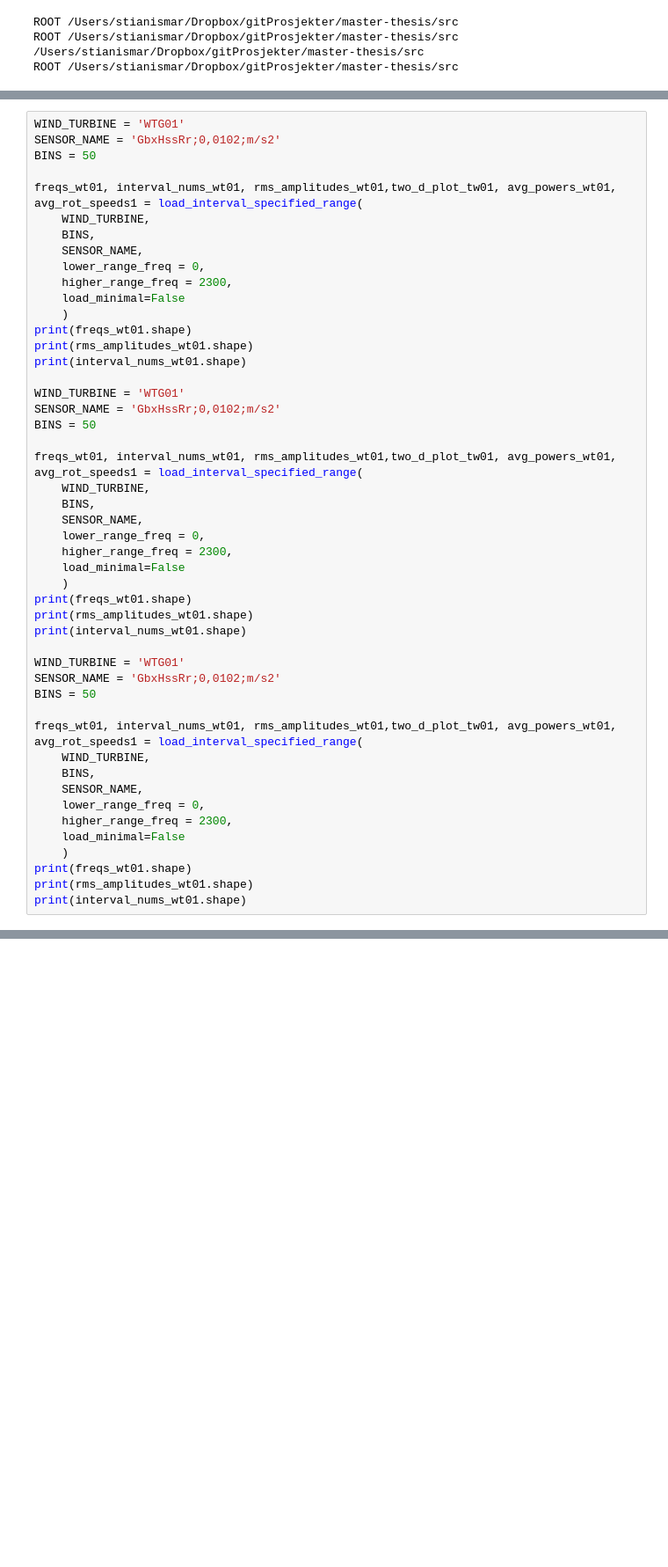
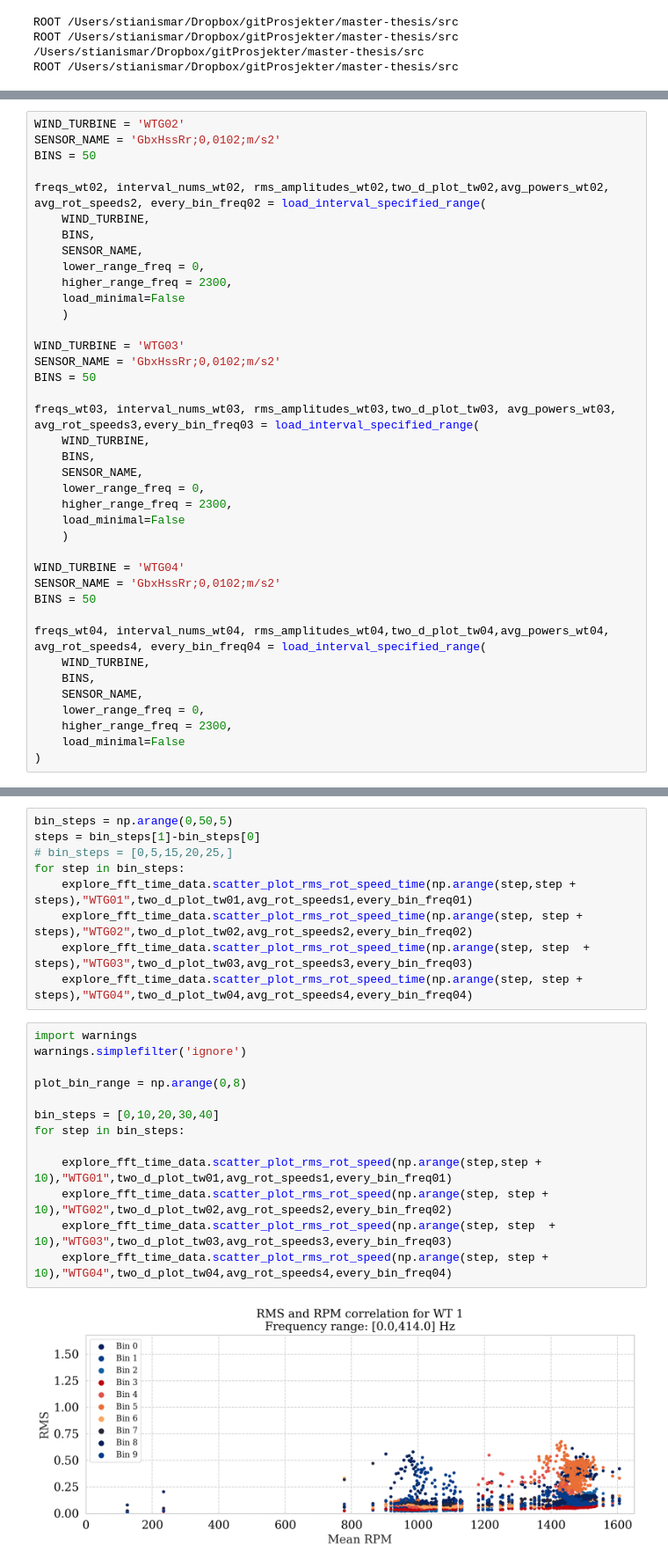
Before and after one commit to StianIsmar/master-thesis, a Jupyter notebook: src/exploring_time_frequency/RMS_bins_gearbox_0_2200_hz_w01.ipynb, the cells around one changed output, grey strips where cells are left out. Shown at 88% size. Saved outputs shown, nothing was run; the diff lists cells and outputs as text; blank space fills up the shorter version.

Commit message:
Working on plotting only 2000 hz

```diff
--- a/src/exploring_time_frequency/RMS_bins_gearbox_0_2200_hz_w01.ipynb
+++ b/src/exploring_time_frequency/RMS_bins_gearbox_0_2200_hz_w01.ipynb
@@ -121,9 +137,9 @@ def load_interval_specified_range(wt_name, BINS,SENSOR_NAME,lower_range_freq,hig
 # %%
-WIND_TURBINE = 'WTG01'
+WIND_TURBINE = 'WTG02'
 SENSOR_NAME = 'GbxHssRr;0,0102;m/s2'
 BINS = 50
 
-freqs_wt01, interval_nums_wt01, rms_amplitudes_wt01,two_d_plot_tw01, avg_powers_wt01, avg_rot_speeds1 = load_interval_specified_range(
+freqs_wt02, interval_nums_wt02, rms_amplitudes_wt02,two_d_plot_tw02,avg_powers_wt02, avg_rot_speeds2, every_bin_freq02 = load_interval_specified_range(
     WIND_TURBINE,
     BINS,
     SENSOR_NAME,
@@ -131,15 +147,12 @@ freqs_wt01, interval_nums_wt01, rms_amplitudes_wt01,two_d_plot_tw01, avg_powers_
     higher_range_freq = 2300,
     load_minimal=False
     )
-print(freqs_wt01.shape)
-print(rms_amplitudes_wt01.shape)
-print(interval_nums_wt01.shape)
 
-WIND_TURBINE = 'WTG01'
+WIND_TURBINE = 'WTG03'
 SENSOR_NAME = 'GbxHssRr;0,0102;m/s2'
 BINS = 50
 
-freqs_wt01, interval_nums_wt01, rms_amplitudes_wt01,two_d_plot_tw01, avg_powers_wt01, avg_rot_speeds1 = load_interval_specified_range(
+freqs_wt03, interval_nums_wt03, rms_amplitudes_wt03,two_d_plot_tw03, avg_powers_wt03, avg_rot_speeds3,every_bin_freq03 = load_interval_specified_range(
     WIND_TURBINE,
     BINS,
     SENSOR_NAME,
@@ -147,23 +160,17 @@ freqs_wt01, interval_nums_wt01, rms_amplitudes_wt01,two_d_plot_tw01, avg_powers_
     higher_range_freq = 2300,
     load_minimal=False
     )
-print(freqs_wt01.shape)
-print(rms_amplitudes_wt01.shape)
-print(interval_nums_wt01.shape)
 
-WIND_TURBINE = 'WTG01'
+WIND_TURBINE = 'WTG04'
 SENSOR_NAME = 'GbxHssRr;0,0102;m/s2'
 BINS = 50
 
-freqs_wt01, interval_nums_wt01, rms_amplitudes_wt01,two_d_plot_tw01, avg_powers_wt01, avg_rot_speeds1 = load_interval_specified_range(
+freqs_wt04, interval_nums_wt04, rms_amplitudes_wt04,two_d_plot_tw04,avg_powers_wt04, avg_rot_speeds4, every_bin_freq04 = load_interval_specified_range(
     WIND_TURBINE,
     BINS,
     SENSOR_NAME,
     lower_range_freq = 0,
     higher_range_freq = 2300,
     load_minimal=False
-    )
-print(freqs_wt01.shape)
-print(rms_amplitudes_wt01.shape)
-print(interval_nums_wt01.shape)
+)
 # %% [output]
@@ -239,0 +259,24 @@ len(z):  411
+# %%
+bin_steps = np.arange(0,50,5)
+steps = bin_steps[1]-bin_steps[0]
+# bin_steps = [0,5,15,20,25,]
+for step in bin_steps:
+    explore_fft_time_data.scatter_plot_rms_rot_speed_time(np.arange(step,step + steps),"WTG01",two_d_plot_tw01,avg_rot_speeds1,every_bin_freq01)
+    explore_fft_time_data.scatter_plot_rms_rot_speed_time(np.arange(step, step + steps),"WTG02",two_d_plot_tw02,avg_rot_speeds2,every_bin_freq02)
+    explore_fft_time_data.scatter_plot_rms_rot_speed_time(np.arange(step, step  + steps),"WTG03",two_d_plot_tw03,avg_rot_speeds3,every_bin_freq03)
+    explore_fft_time_data.scatter_plot_rms_rot_speed_time(np.arange(step, step + steps),"WTG04",two_d_plot_tw04,avg_rot_speeds4,every_bin_freq04)
+# %%
+import warnings
+warnings.simplefilter('ignore')
+
+plot_bin_range = np.arange(0,8)
+
+bin_steps = [0,10,20,30,40]
+for step in bin_steps:
+
+    explore_fft_time_data.scatter_plot_rms_rot_speed(np.arange(step,step + 10),"WTG01",two_d_plot_tw01,avg_rot_speeds1,every_bin_freq01)
+    explore_fft_time_data.scatter_plot_rms_rot_speed(np.arange(step, step + 10),"WTG02",two_d_plot_tw02,avg_rot_speeds2,every_bin_freq02)
+    explore_fft_time_data.scatter_plot_rms_rot_speed(np.arange(step, step  + 10),"WTG03",two_d_plot_tw03,avg_rot_speeds3,every_bin_freq03)
+    explore_fft_time_data.scatter_plot_rms_rot_speed(np.arange(step, step + 10),"WTG04",two_d_plot_tw04,avg_rot_speeds4,every_bin_freq04)
+# %% [output]
+[figure, added]
```
Also changed, not shown: parts of 17 cells of this notebook, 3 other files.
